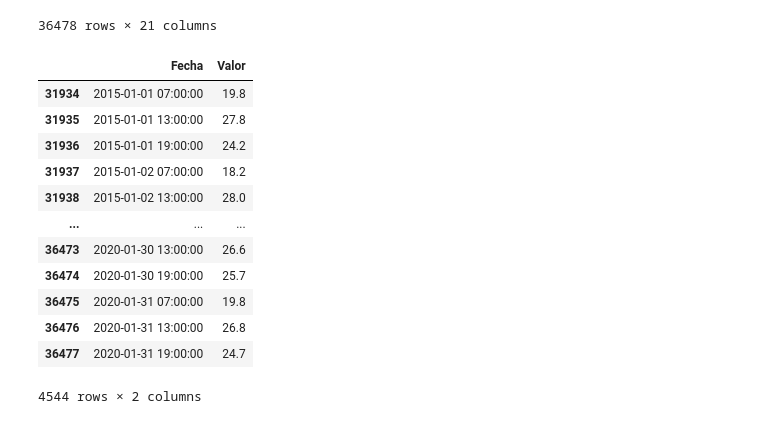
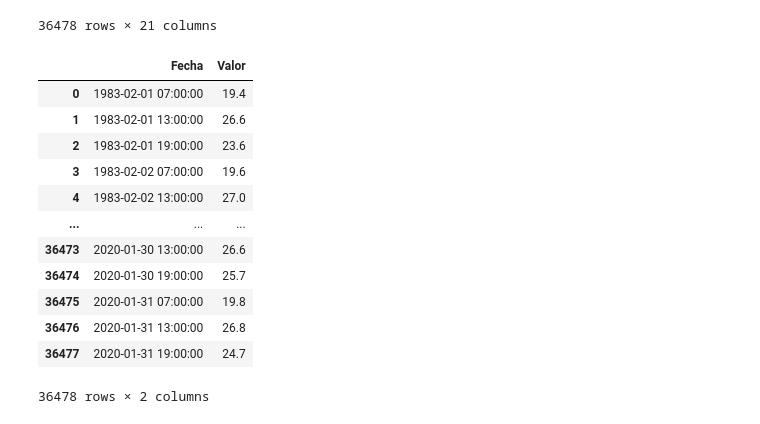
Before and after one commit to jmvilla12/bootcamp-ai, a Jupyter notebook: Proyecto/datos_temperatura.ipynb, the cells around one changed output. Saved outputs shown, nothing was run; the diff lists cells and outputs as text; code cells hidden in the pictures.

```diff
--- a/Proyecto/datos_temperatura.ipynb
+++ b/Proyecto/datos_temperatura.ipynb
@@ -1,10 +1,10 @@
 # %%
 import pandas as pd
 import numpy as np
-archivo_csv = 'datos_temp_seca.csv'
-datos_csv = pd.read_csv(archivo_csv)
-df = pd.DataFrame(datos_csv)
-df
+archivo_tseca = 'datos_temp_seca.csv'
+datos_tseca = pd.read_csv(archivo_tseca)
+df_tseca = pd.DataFrame(datos_tseca)
+df_tseca
 # %% [output]
 |  | CodigoEstacion | NombreEstacion | Latitud | Longitud | Altitud | Categoria | Entidad | AreaOperativa | ... |
 | 0 | 26135040 | AEROPUERTO MATECANA [26135040] | 4.815861 | -75.737222 | 1342 | Sinóptica Principal | INSTITUTO DE HIDROLOGIA METEOROLO... | Area Operativa 09 - Cauca-Valle-C... | ... |
@@ -20,23 +20,22 @@ df
 | 36477 | 26135040 | AEROPUERTO MATECANA [26135040] | 4.815861 | -75.737222 | 1342 | Sinóptica Principal | INSTITUTO DE HIDROLOGIA METEOROLO... | Area Operativa 09 - Cauca-Valle-C... | ... |
 36478 rows × 21 columns
 # %%
-fields = ['Fecha', 'Valor']
-ndf = df[fields].copy()
-ndf['Fecha'] = pd.to_datetime(ndf['Fecha'])
-ndf = ndf[ndf['Fecha'].dt.year >= 2015]
-ndf
+campos = ['Fecha', 'Valor']
+new_tseca = df_tseca[campos].copy()
+new_tseca['Fecha'] = pd.to_datetime(new_tseca['Fecha'])
+new_tseca
 # %% [output]
 |  | Fecha | Valor |
-| 31934 | 2015-01-01 07:00:00 | 19.8 |
-| 31935 | 2015-01-01 13:00:00 | 27.8 |
-| 31936 | 2015-01-01 19:00:00 | 24.2 |
-| 31937 | 2015-01-02 07:00:00 | 18.2 |
-| 31938 | 2015-01-02 13:00:00 | 28.0 |
+| 0 | 1983-02-01 07:00:00 | 19.4 |
+| 1 | 1983-02-01 13:00:00 | 26.6 |
+| 2 | 1983-02-01 19:00:00 | 23.6 |
+| 3 | 1983-02-02 07:00:00 | 19.6 |
+| 4 | 1983-02-02 13:00:00 | 27.0 |
 | ... | ... | ... |
 | 36473 | 2020-01-30 13:00:00 | 26.6 |
 | 36474 | 2020-01-30 19:00:00 | 25.7 |
 | 36475 | 2020-01-31 07:00:00 | 19.8 |
 | 36476 | 2020-01-31 13:00:00 | 26.8 |
 | 36477 | 2020-01-31 19:00:00 | 24.7 |
-4544 rows × 2 columns
+36478 rows × 2 columns
 # %%
```
Also changed, not shown: parts of 6 cells of this notebook, 3 other files.
